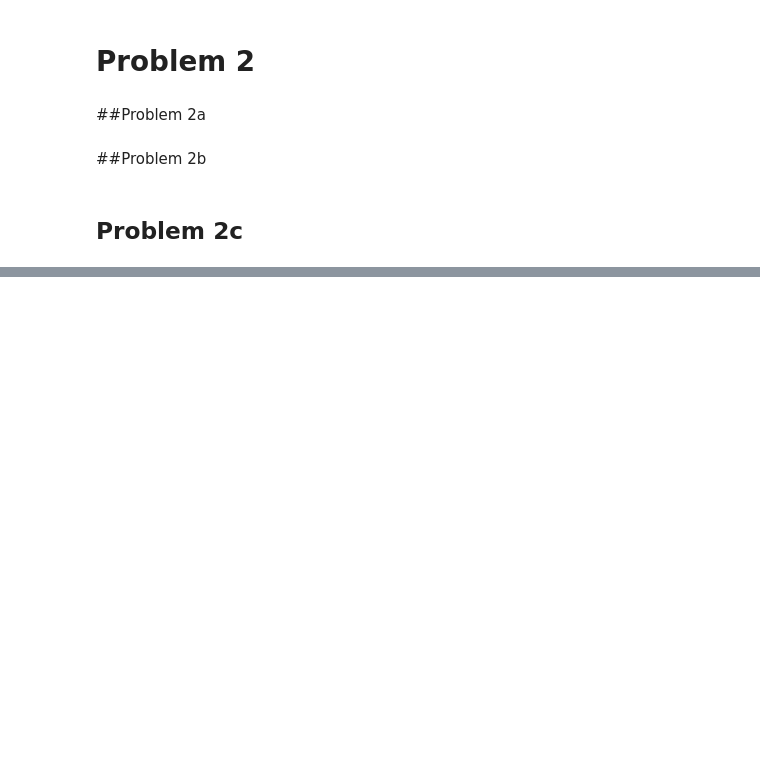
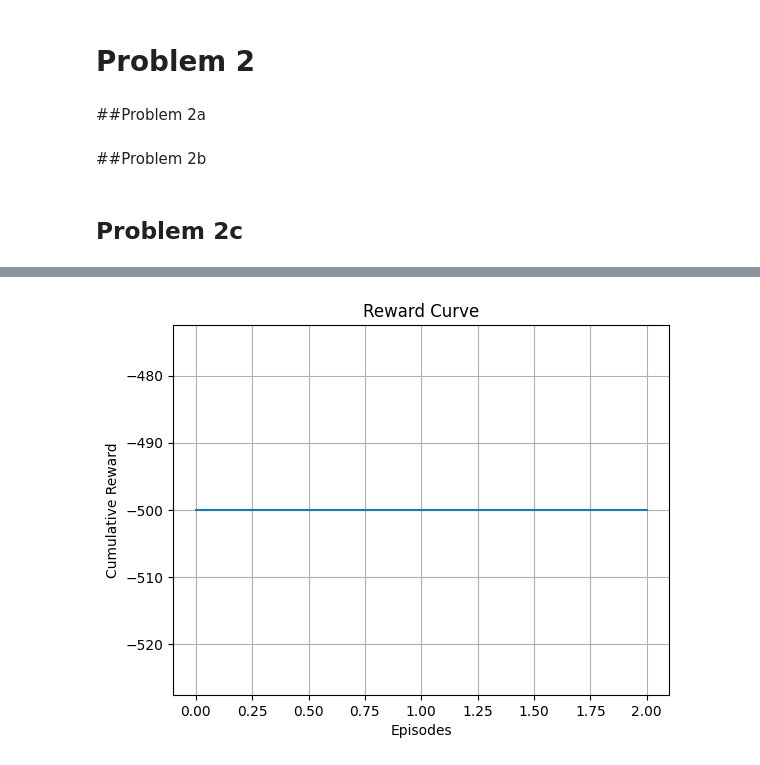
Before and after one commit to yimianxyz/sysen6888, a Jupyter notebook: HW5-jupyter.ipynb, the cells around one changed output, grey strips where cells are left out. Cells and saved outputs as stored; diff of their text form; code cells hidden in the pictures; blank space fills up the shorter version.

```diff
--- a/HW5-jupyter.ipynb
+++ b/HW5-jupyter.ipynb
@@ -148,8 +149,8 @@ import time
 # %%
 def create_dqn_model(input_shape, output_shape):
     model = tf.keras.Sequential([
-        layers.Dense(24, activation='relu', input_shape=input_shape),
-        layers.Dense(48, activation='relu'),
+        layers.Dense(64, activation='relu', input_shape=input_shape),
+        layers.Dense(64, activation='relu'),
         layers.Dense(output_shape, activation=None)
     ])
     return model
@@ -251,7 +252,7 @@ def get_action(state, epsilon, model):
     if np.random.rand() < epsilon:
         return env.action_space.sample()
     else:
-        Q_values = model.predict(state.reshape(1, -1))
+        Q_values = model.predict(state.reshape(1, -1), verbose=0)
         return np.argmax(Q_values[0])
 
 
@@ -268,7 +269,7 @@ def update_dqn_network(model, optimizer, buffer, batch_size):
     gradients = tape.gradient(loss, model.trainable_variables)
     #optimizer.apply_gradients(zip(gradients, model.trainable_variables))
 # %%
-NUM_EPISODES = 1000
+NUM_EPISODES = 3
 EPISODE_SIZE = 500
 BATCH_SIZE = 128
 EPS_MAX = 1.0
@@ -277,13 +278,13 @@ EPS_DECAY = 0.995
 model = create_dqn_model((2,), 3)  # or create_dqn_model_large, create_dqn_model_small
 optimizer = tf.keras.optimizers.Adam()
 rewards = []
+epsilon = EPS_MAX
 
 for episode in range(NUM_EPISODES):
     start_time = time.time()  # Start time measurement
     episodic_reward = 0
     state = env.reset()
     state = np.array(state[0], dtype=np.float32)
-    epsilon = EPS_MAX * (EPS_DECAY ** episode)
 
     for t in range(EPISODE_SIZE):
         action = get_action(state, epsilon, model)
@@ -300,5 +301,14 @@ for episode in range(NUM_EPISODES):
             break
     episode_duration = time.time() - start_time
     rewards.append(episodic_reward)
+    epsilon *= EPS_DECAY
     print(f"Episode {episode + 1}/{NUM_EPISODES}, Reward: {episodic_reward}, Time: {episode_duration:.2f} seconds")
+
+
+plt.plot(rewards)
+plt.title('Reward Curve')
+plt.xlabel('Episodes')
+plt.ylabel('Cumulative Reward')
+plt.grid(True)
+plt.show()
 # %% [output]
@@ -305,0 +328 @@ KeyboardInterrupt: ignored
+[figure, added]
```
Also changed, not shown: parts of 2 cells of this notebook.
